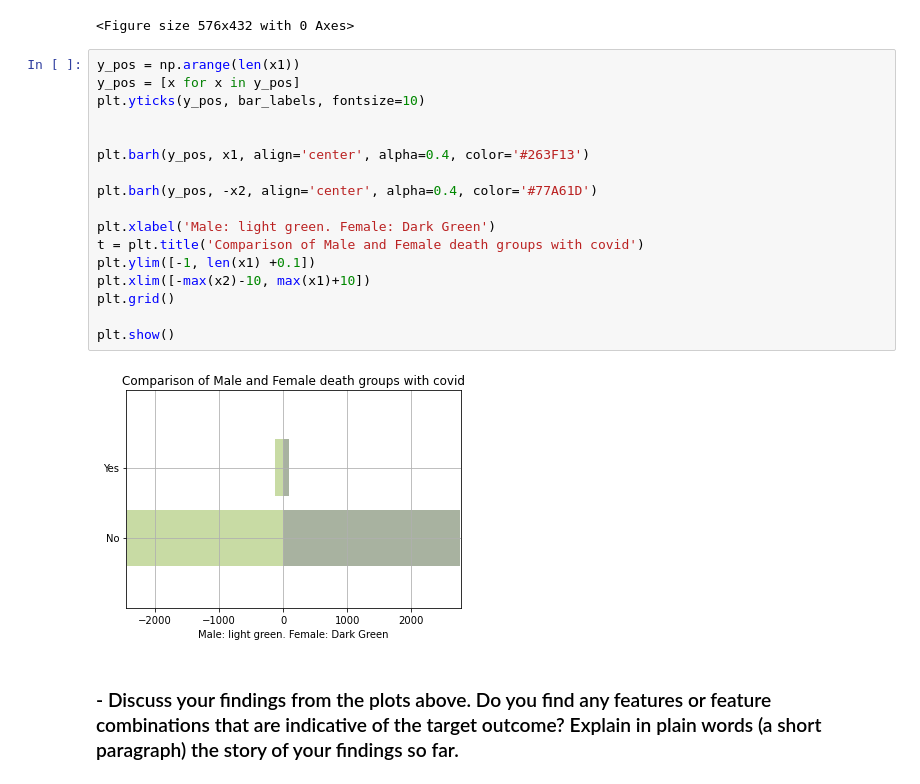
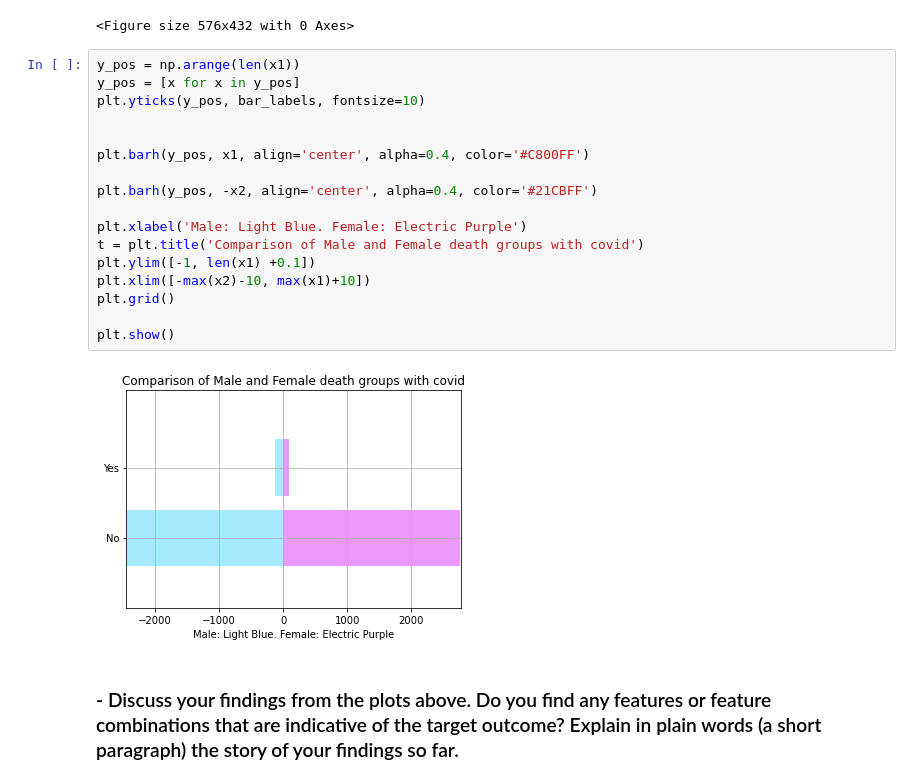
Before and after one commit to Jamtd1/DataAnalytics-Data-Analysing, a Jupyter notebook: Assignment 1/Homework1/2020-Homework1-Notebook-Cont.ipynb, the cells around one changed output. Saved outputs shown, nothing was run; the diff lists cells and outputs as text.

```diff
--- a/Assignment 1/Homework1/2020-Homework1-Notebook-Cont.ipynb
+++ b/Assignment 1/Homework1/2020-Homework1-Notebook-Cont.ipynb
@@ -1358,22 +1254,22 @@ fig = plt.figure(figsize=(8,6))
 # %%
 y_pos = np.arange(len(x1))
 y_pos = [x for x in y_pos]
 plt.yticks(y_pos, bar_labels, fontsize=10)
 
 
-plt.barh(y_pos, x1, align='center', alpha=0.4, color='#263F13')
+plt.barh(y_pos, x1, align='center', alpha=0.4, color='#C800FF')
 
-plt.barh(y_pos, -x2, align='center', alpha=0.4, color='#77A61D')
+plt.barh(y_pos, -x2, align='center', alpha=0.4, color='#21CBFF')
 
-plt.xlabel('Male: light green. Female: Dark Green')
+plt.xlabel('Male: Light Blue. Female: Electric Purple')
 t = plt.title('Comparison of Male and Female death groups with covid')
 plt.ylim([-1, len(x1) +0.1])
 plt.xlim([-max(x2)-10, max(x1)+10])
 plt.grid()
 
 plt.show()
 # %% [output]
-[figure, old version]
+[figure, new version]
 # %% [markdown]
 ### - Discuss your findings from the plots above. Do you find any features or feature combinations that are indicative of the target outcome? Explain in plain words (a short paragraph) the story of your findings so far.
 # %% [markdown]
```
Also changed, not shown: parts of 100 cells of this notebook.
